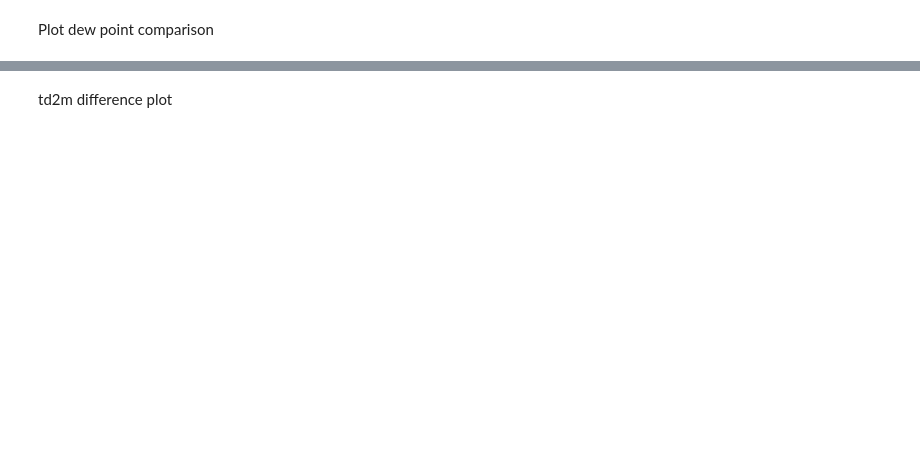
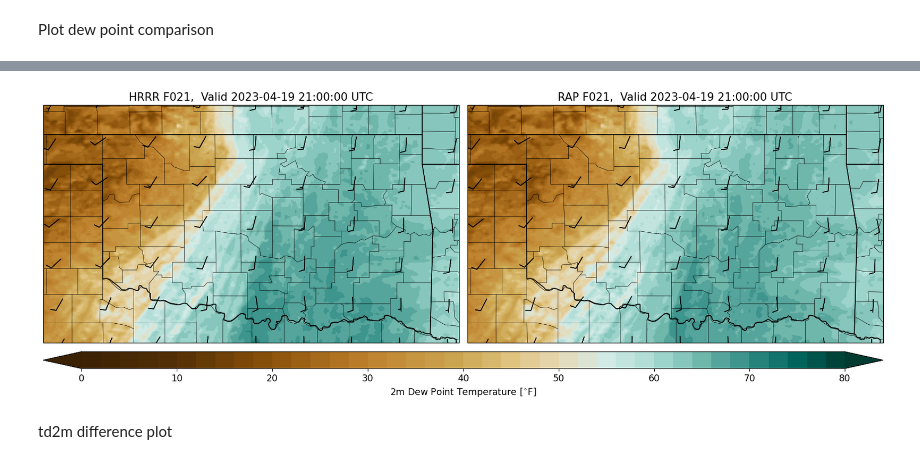
Before and after one commit to robbyfrost/plotting_ufs, a Jupyter notebook: plot_td2m.ipynb, the cells around one changed output, grey strips where cells are left out. Drawn from its saved outputs; the diff is of its cells as text; code cells hidden in the pictures; blank space fills up the shorter version.

```diff
--- a/plot_td2m.ipynb
+++ b/plot_td2m.ipynb
@@ -143,3 +106,59 @@ plt.close()
+# %%
+# Define your custom colorbar bounds
+cbar_min = 0
+cbar_max = 80.1
+# levels for sbcape to be plot
+clevs = np.arange(cbar_min, cbar_max, 2)
+
+# create plot
+fig, ax = plt.subplots(ncols=2, subplot_kw={'projection': ccrs.PlateCarree()},
+                    figsize=(16,5.8), constrained_layout=True)
+
+# plot HRRR
+c0 = ax[0].contourf(lon, lat, td2m_h, clevs,
+                    transform=ccrs.PlateCarree(),
+                    cmap=cmap, extend="both")
+# plot RAP
+c1 = ax[1].contourf(lon, lat, td2m_r, clevs,
+                    transform=ccrs.PlateCarree(),
+                    cmap=cmap, extend="both")
+
+# mapping
+plt_area = [-101, -94, 33.5, 37.5] # W, E, S, N
+for i, iax in enumerate(ax):
+    iax.coastlines()
+    iax.add_feature(cpf.BORDERS)
+    iax.add_feature(cpf.STATES)
+    iax.set_extent(plt_area)
+    # Load the json file with county coordinates
+    geoData = gpd.read_file('https://raw.githubusercontent.com/holtzy/The-Python-Graph-Gallery/master/static/data/US-counties.geojson')
+    geoData.plot(ax=iax, color="none", lw=0.3, aspect=1)
+
+# set title
+ax[0].set_title(f"HRRR F0{hr},  Valid {valid_date} UTC")
+ax[1].set_title(f"RAP F0{hr},  Valid {valid_date} UTC")
+
+# Add colorbar
+cbar = fig.colorbar(c1, ax=ax, orientation='horizontal', extend=True, pad=0.03, aspect=50)
+cbar.set_label('2m Dew Point Temperature [$^{\circ}$F]')
+cbar.set_ticks(np.arange(cbar_min, cbar_max, 10))
+
+# Wind barbs
+spacing=25 #barbspacing (smaller if zoomed in)
+ax[0].barbs(lon[::spacing,::spacing], lat[::spacing,::spacing],
+            u10_h[::spacing,::spacing], v10_h[::spacing,::spacing],
+            length=6)
+ax[1].barbs(lon[::spacing,::spacing], lat[::spacing,::spacing],
+            u10_r[::spacing,::spacing], v10_r[::spacing,::spacing],
+            length=6)
+
+# save and close figure
+figdir_full = f"{figdir}td2m_sidebyside_f{hr}.png"
+plt.savefig(figdir_full)
+plt.show()
+plt.close()
+# %% [output]
+[figure, added]
 # %% [markdown]
 td2m difference plot
 # %%
```
Also changed, not shown: parts of 9 cells of this notebook, 3 other files.
